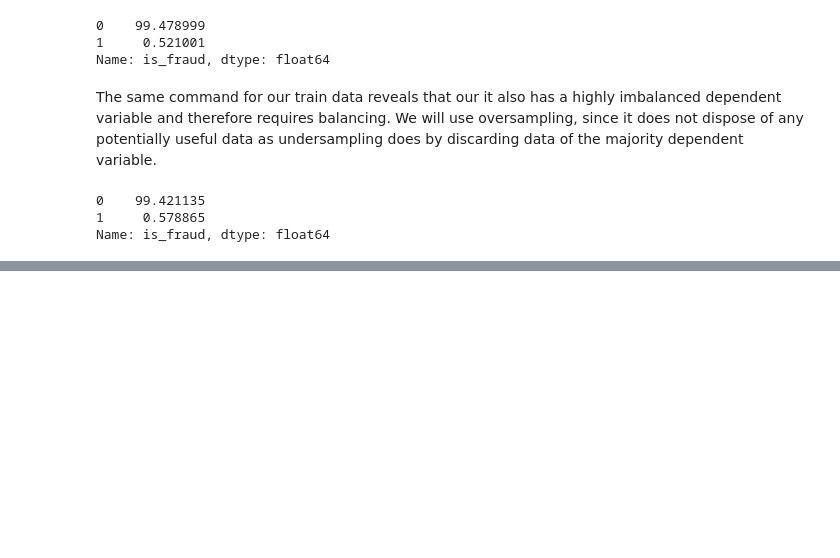
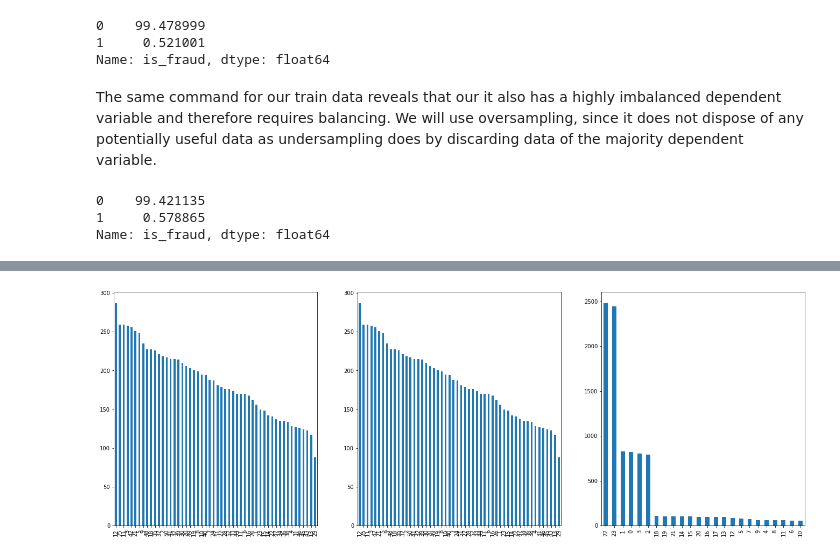
Before and after one commit to ditzlike/emlp_project, a Jupyter notebook: wip_notebook.ipynb, the cells around one changed output, grey strips where cells are left out. Cells and saved outputs as stored; diff of their text form; code cells hidden in the pictures; blank space fills up the shorter version.

```diff
--- a/wip_notebook.ipynb
+++ b/wip_notebook.ipynb
@@ -118,0 +131,11 @@ filtered_df.groupby('category').count().plot(kind = 'bar', legend = False)
+# %%
+plt.figure(figsize = (23,8))
+plt.subplot(131)
+filtered_df['month'].value_counts().plot(kind = 'bar')
+plt.subplot(132)
+filtered_df['week'].value_counts().plot(kind = 'bar')
+plt.subplot(133)
+filtered_df['hour'].value_counts().plot(kind = 'bar')
+plt.show()
+# %% [output]
+[figure, added]
```
Also changed, not shown: parts of 3 cells of this notebook.
